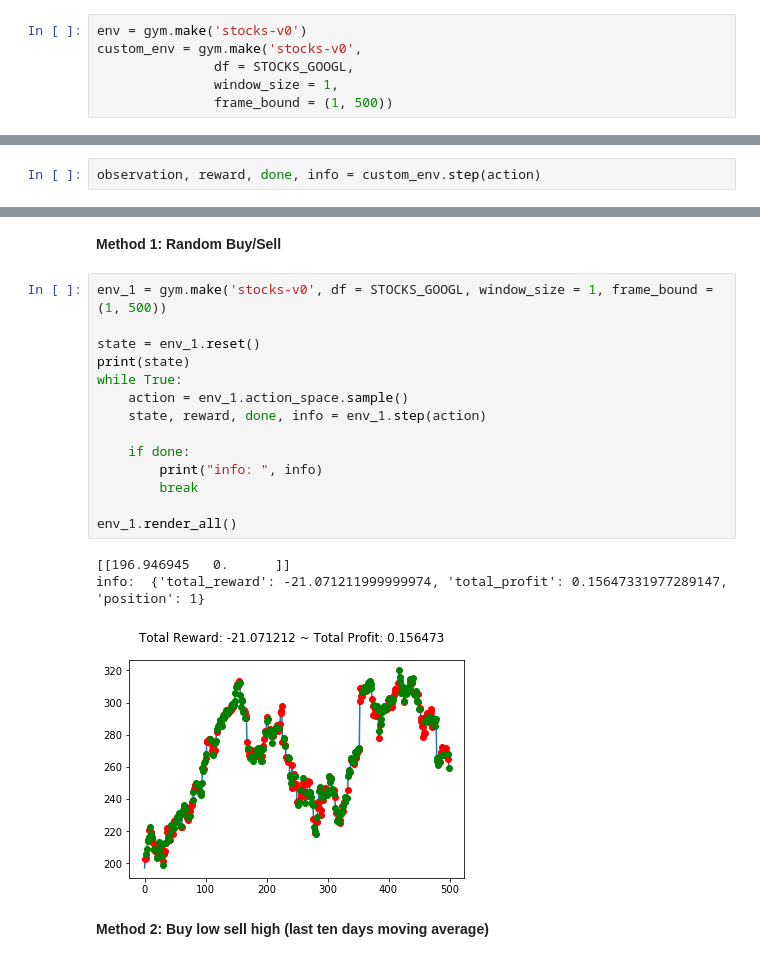
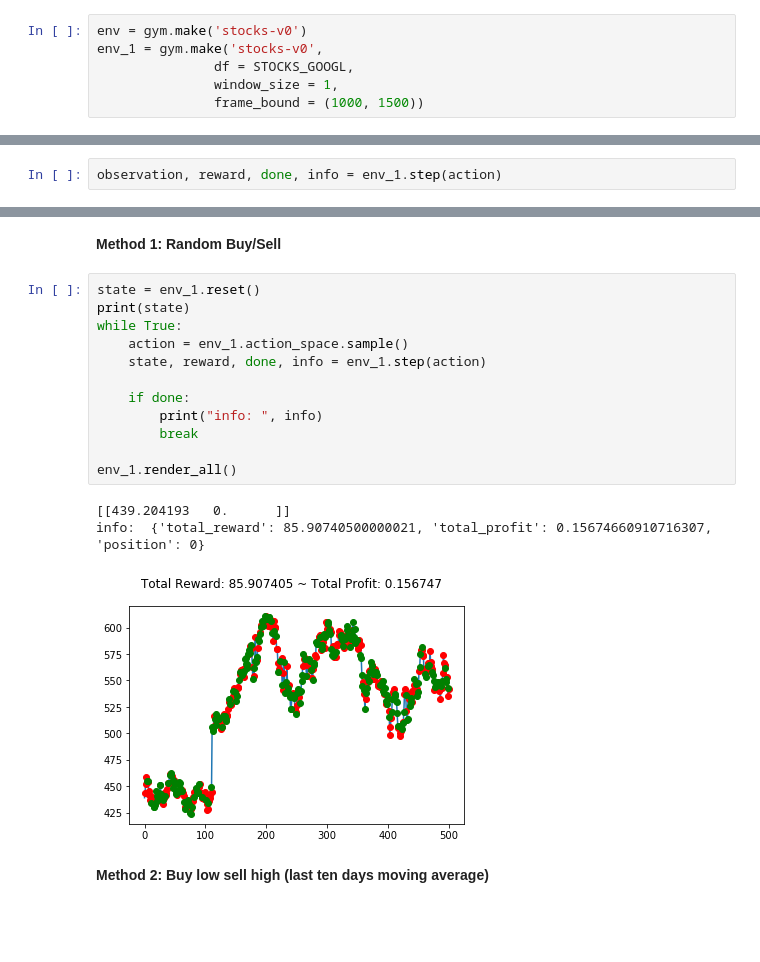
Before and after one commit to fshi3/RL_stock_trading, a Jupyter notebook: RL - Stock Trading Algo.ipynb, the cells around one changed output, grey strips where cells are left out. Drawn from its saved outputs; the diff is of its cells as text; blank space fills up the shorter version.

```diff
--- a/RL - Stock Trading Algo.ipynb
+++ b/RL - Stock Trading Algo.ipynb
@@ -39,7 +57,7 @@ import random
 # %%
 env = gym.make('stocks-v0')
-custom_env = gym.make('stocks-v0',
+env_1 = gym.make('stocks-v0',
                df = STOCKS_GOOGL,
                window_size = 1,
-               frame_bound = (1, 500))
+               frame_bound = (1000, 1500))
 # %%
@@ -84,27 +84,25 @@ print(custom_env.step(action))
 # %%
-observation, reward, done, info = custom_env.step(action)
+observation, reward, done, info = env_1.step(action)
 # %% [markdown]
 <h2>Random and Heuristic Methods:</h2>
 # %% [markdown]
 **Method 1: Random Buy/Sell**
 # %%
-env_1 = gym.make('stocks-v0', df = STOCKS_GOOGL, window_size = 1, frame_bound = (1, 500))
-
 state = env_1.reset()
 print(state)
 while True:
     action = env_1.action_space.sample()
     state, reward, done, info = env_1.step(action)
 
     if done:
         print("info: ", info)
         break
 
 env_1.render_all()
 # %% [output]
-[[196.946945   0.      ]]
-info:  {'total_reward': -21.071211999999974, 'total_profit': 0.15647331977289147, 'position': 1}
+[[439.204193   0.      ]]
+info:  {'total_reward': 85.90740500000021, 'total_profit': 0.15674660910716307, 'position': 0}
-[figure, old version]
+[figure, new version]
 # %% [markdown]
 **Method 2: Buy low sell high (last ten days moving average)**
 # %%
```
Also changed, not shown: parts of 12 cells of this notebook.
